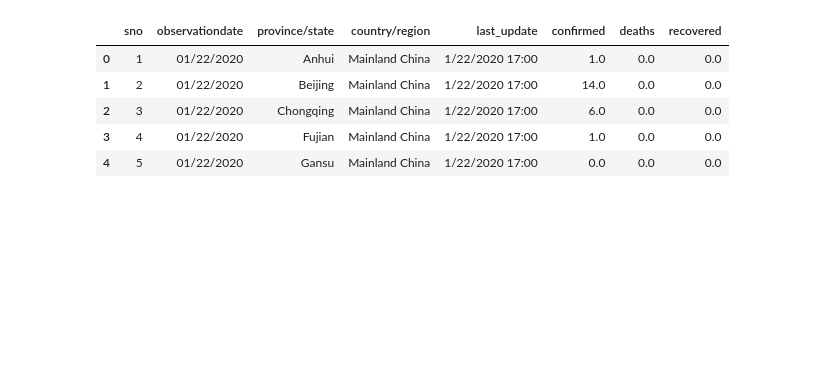
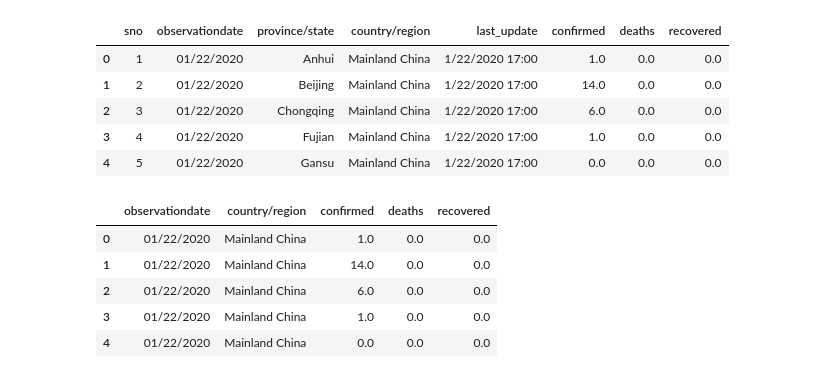
Before and after one commit to omartru10/machile-learning, a Jupyter notebook: RNA/covid-19.ipynb, the cells around one changed output. Saved outputs shown, nothing was run; the diff lists cells and outputs as text; code cells hidden in the pictures; blank space fills up the shorter version.

```diff
--- a/RNA/covid-19.ipynb
+++ b/RNA/covid-19.ipynb
@@ -28,3 +37,12 @@ df.head()
+# %%
+df.head()
+# %% [output]
+|  | observationdate | country/region | confirmed | deaths | recovered |
+| 0 | 01/22/2020 | Mainland China | 1.0 | 0.0 | 0.0 |
+| 1 | 01/22/2020 | Mainland China | 14.0 | 0.0 | 0.0 |
+| 2 | 01/22/2020 | Mainland China | 6.0 | 0.0 | 0.0 |
+| 3 | 01/22/2020 | Mainland China | 1.0 | 0.0 | 0.0 |
+| 4 | 01/22/2020 | Mainland China | 0.0 | 0.0 | 0.0 |
 # %%
 df.info()
 # %% [output]
```
Also changed, not shown: parts of 17 cells of this notebook.
